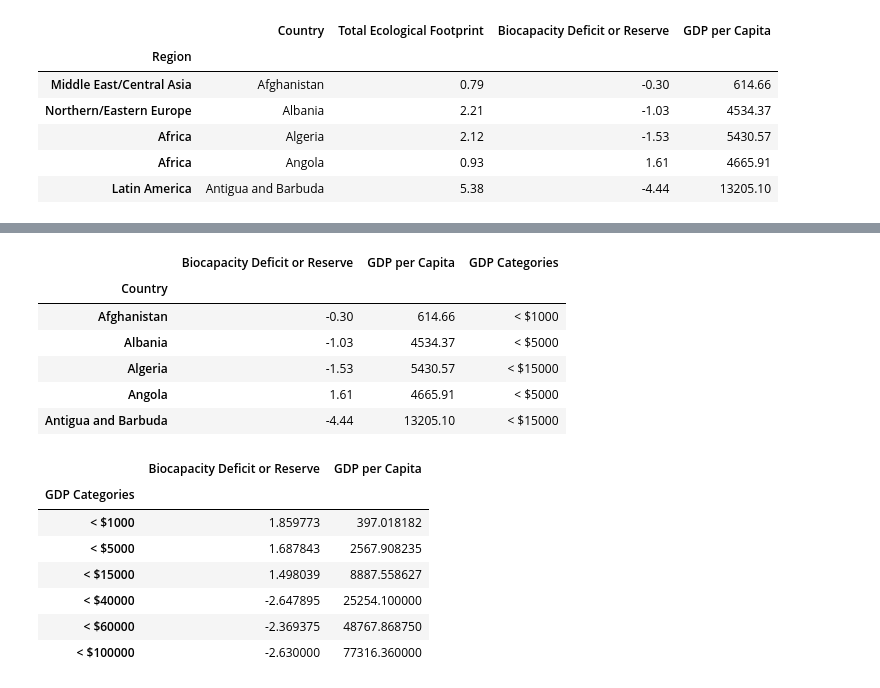
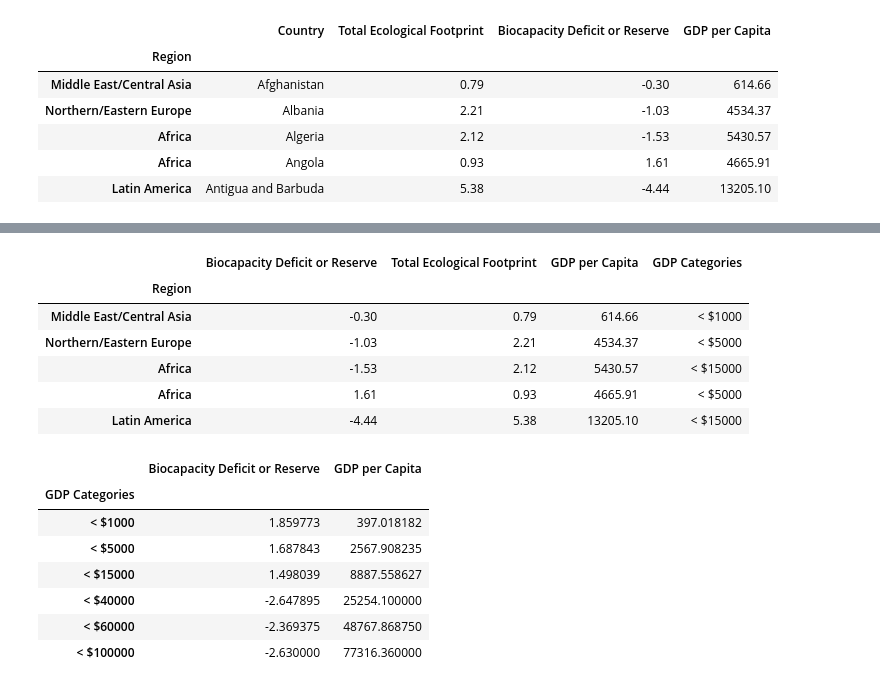
Before and after one commit to limbz-sami/Eco_footprint, a Jupyter notebook: gdp_explore_ask.ipynb, the cells around one changed output, grey strips where cells are left out. Drawn from its saved outputs; the diff is of its cells as text; code cells hidden in the pictures.

```diff
--- a/gdp_explore_ask.ipynb
+++ b/gdp_explore_ask.ipynb
@@ -86,19 +99,19 @@ developing_c
 # %%
 bins =[-1, 1000, 5000, 15000, 40000, 60000, 100000]
 labels = ["< $1000", "< $5000", "< $15000", "< $40000", "< $60000", "< $100000"]
 merged_df["GDP Categories"] = pd.cut(merged_df["GDP per Capita"], bins, labels=labels)
 # print(merged_df["GDP per Capita"])
 merged_df.head()
-bio_vs_gdp = merged_df[["Biocapacity Deficit or Reserve", "GDP per Capita","GDP Categories"]]
+bio_vs_gdp = merged_df[["Biocapacity Deficit or Reserve", "Total Ecological Footprint","GDP per Capita","GDP Categories"]]
 # bio_vs_gdp.groupby("GDP Categories").mean()
 bio_vs_gdp.head()
 # gdp_cat_df = pd.pivot_table(bio_vs_gdp, columns = ("GDP Categories"))
 # gdp_cat_df
 # %% [output]
-|  | Biocapacity Deficit or Reserve | GDP per Capita | GDP Categories |
-| Country |  |  |  |
-| Afghanistan | -0.30 | 614.66 | < $1000 |
-| Albania | -1.03 | 4534.37 | < $5000 |
-| Algeria | -1.53 | 5430.57 | < $15000 |
-| Angola | 1.61 | 4665.91 | < $5000 |
-| Antigua and Barbuda | -4.44 | 13205.10 | < $15000 |
+|  | Biocapacity Deficit or Reserve | Total Ecological Footprint | GDP per Capita | GDP Categories |
+| Region |  |  |  |  |
+| Middle East/Central Asia | -0.30 | 0.79 | 614.66 | < $1000 |
+| Northern/Eastern Europe | -1.03 | 2.21 | 4534.37 | < $5000 |
+| Africa | -1.53 | 2.12 | 5430.57 | < $15000 |
+| Africa | 1.61 | 0.93 | 4665.91 | < $5000 |
+| Latin America | -4.44 | 5.38 | 13205.10 | < $15000 |
```
Also changed, not shown: parts of 13 cells of this notebook.
